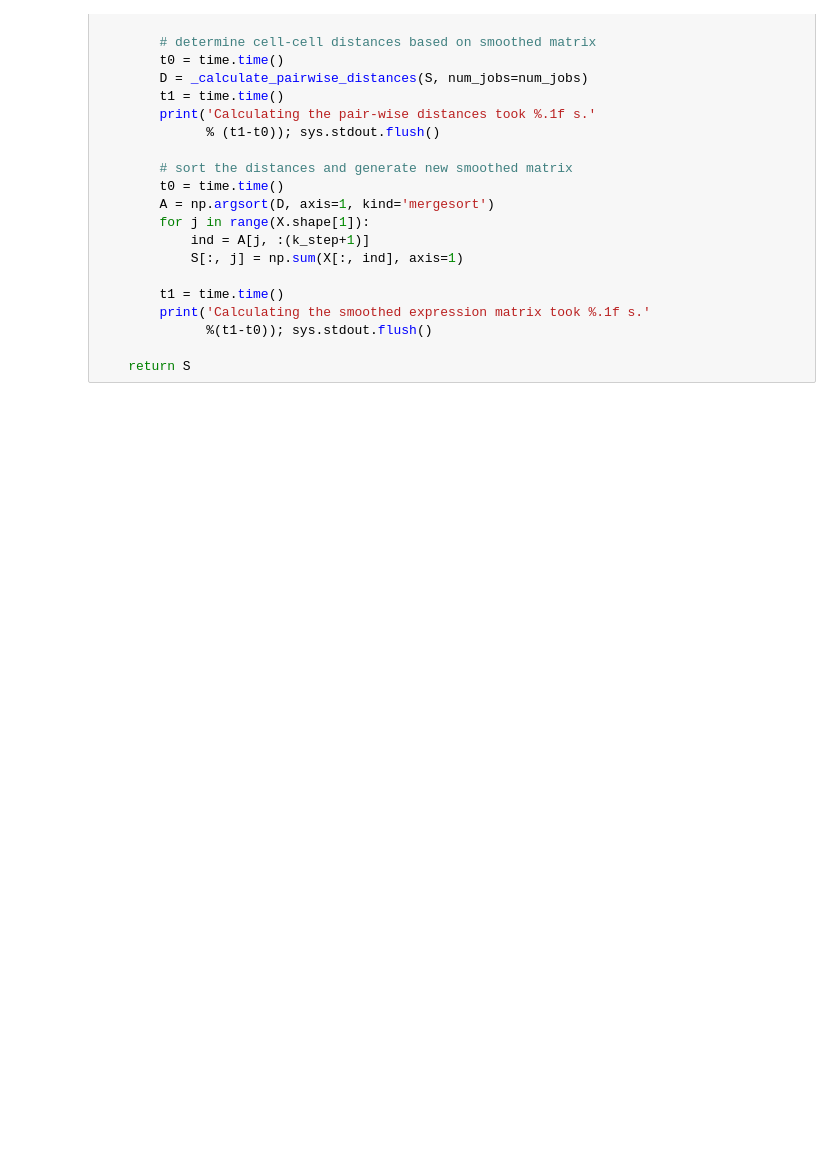
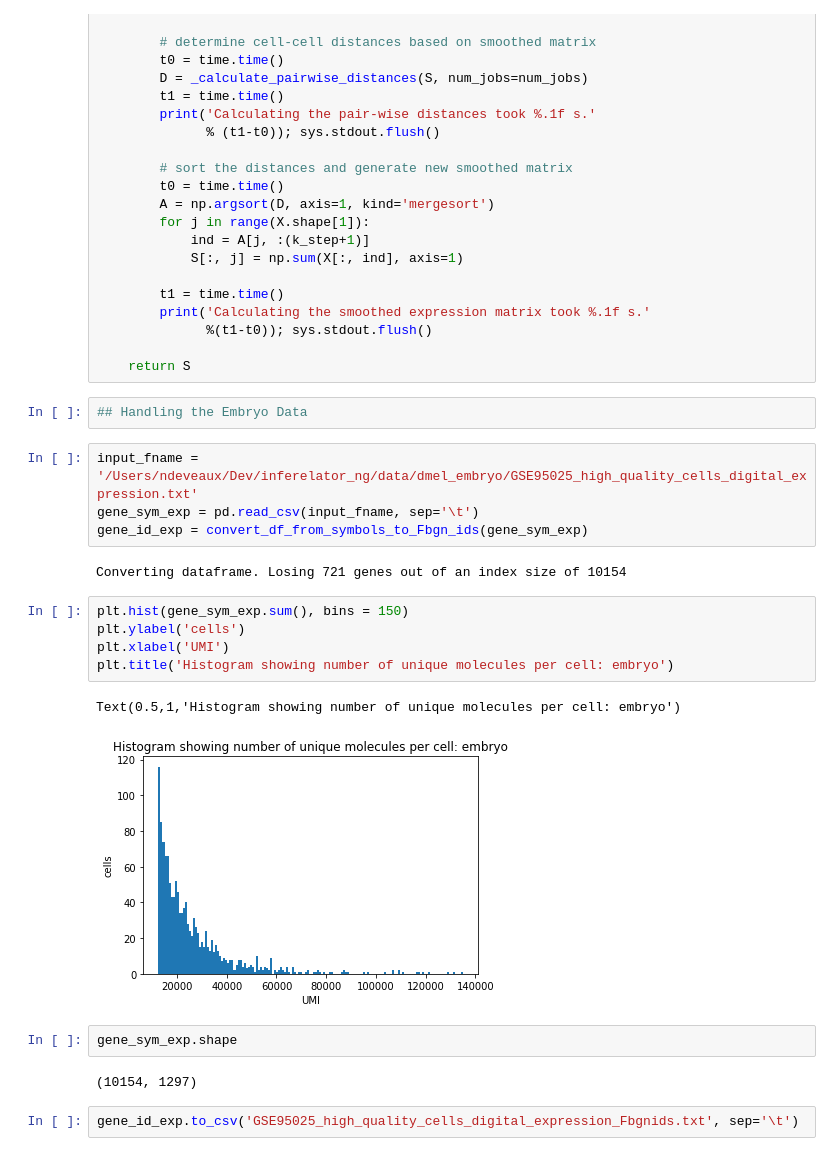
Before and after one commit to nickdeveaux/Drosophila_inferelator, a Jupyter notebook: Correlation Diagnostics in Terminal Filament.ipynb, the cells around one changed output. Saved outputs shown, nothing was run; the diff lists cells and outputs as text; blank space fills up the shorter version.

```diff
--- a/Correlation Diagnostics in Terminal Filament.ipynb
+++ b/Correlation Diagnostics in Terminal Filament.ipynb
@@ -640,3 +638,25 @@ def knn_smoothing(X, k, num_jobs=1):
               %(t1-t0)); sys.stdout.flush()
 
     return S
+# %%
+## Handling the Embryo Data
+# %%
+input_fname = '/Users/ndeveaux/Dev/inferelator_ng/data/dmel_embryo/GSE95025_high_quality_cells_digital_expression.txt'
+gene_sym_exp = pd.read_csv(input_fname, sep='\t')
+gene_id_exp = convert_df_from_symbols_to_Fbgn_ids(gene_sym_exp)
+# %% [output]
+Converting dataframe. Losing 721 genes out of an index size of 10154
+# %%
+plt.hist(gene_sym_exp.sum(), bins = 150)
+plt.ylabel('cells')
+plt.xlabel('UMI')
+plt.title('Histogram showing number of unique molecules per cell: embryo')
+# %% [output]
+Text(0.5,1,'Histogram showing number of unique molecules per cell: embryo')
+[figure, added]
+# %%
+gene_sym_exp.shape
+# %% [output]
+(10154, 1297)
+# %%
+gene_id_exp.to_csv('GSE95025_high_quality_cells_digital_expression_Fbgnids.txt', sep='\t')
```
Also changed, not shown: parts of 3 cells of this notebook, 8 other files.
